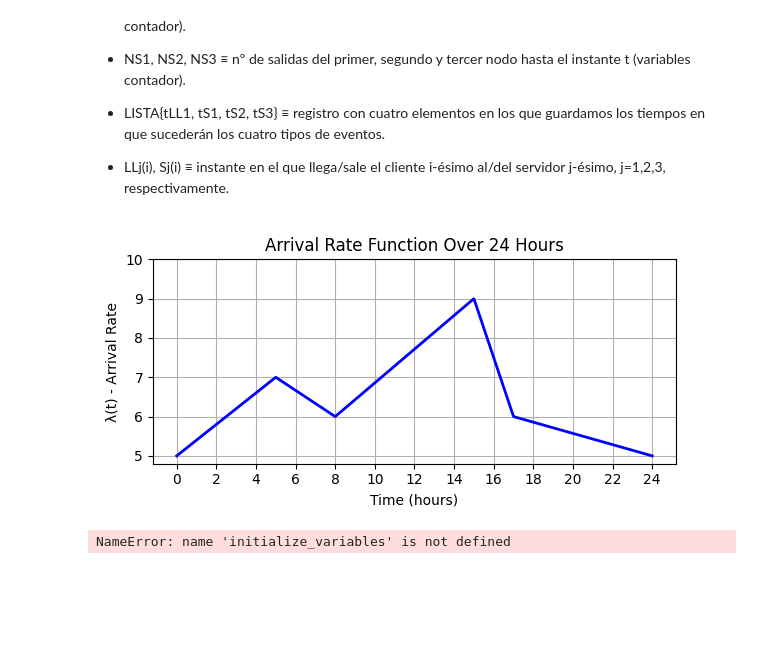
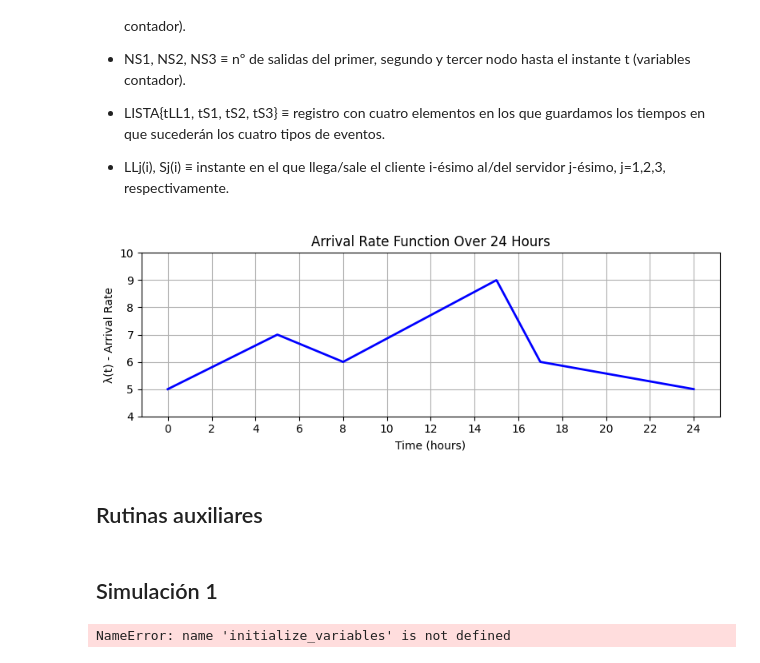
Before and after one commit to RubenGonV/SimP1, a Jupyter notebook: main.ipynb, the cells around one changed output. Cells and saved outputs as stored; diff of their text form; code cells hidden in the pictures; blank space fills up the shorter version.

```diff
--- a/main.ipynb
+++ b/main.ipynb
@@ -75,25 +87,27 @@ def getlambda0(t):
 # %%
 import numpy as np
 import matplotlib.pyplot as plt
 
 # Create time points array (0 to 24*60 minutes)
 t = np.linspace(0, 24*60, 1000)
 
 # Calculate lambda values for each time point
 lambda_values = [getlambda0(ti) for ti in t]
 
 # Create the plot
-plt.figure(figsize=(6, 3))
+plt.figure(figsize=(8, 3))
 plt.plot(t/60, lambda_values, 'b-', linewidth=2)
 plt.grid(True)
 plt.xlabel('Time (hours)')
 plt.ylabel('λ(t) - Arrival Rate')
 plt.title('Arrival Rate Function Over 24 Hours')
 # Set x-axis ticks for every hour
 plt.xticks(range(0, 25, 2))
-plt.yticks(range(5, 11, 1))
+plt.yticks(range(4, 11, 1))
 
 plt.tight_layout()
 plt.show()
 # %% [output]
-[figure, old version]
+[figure, new version]
+# %% [markdown]
+## Rutinas auxiliares
@@ -100,3 +117,5 @@ plt.show()
+# %% [markdown]
+## Simulación 1
 # %%
 def simul_main(T, lambda0, mu11, sigma11, a12, b12, lambda2, lambda3):
     # Initialize all variables using auxiliary function
```
Also changed, not shown: parts of 4 cells of this notebook.
